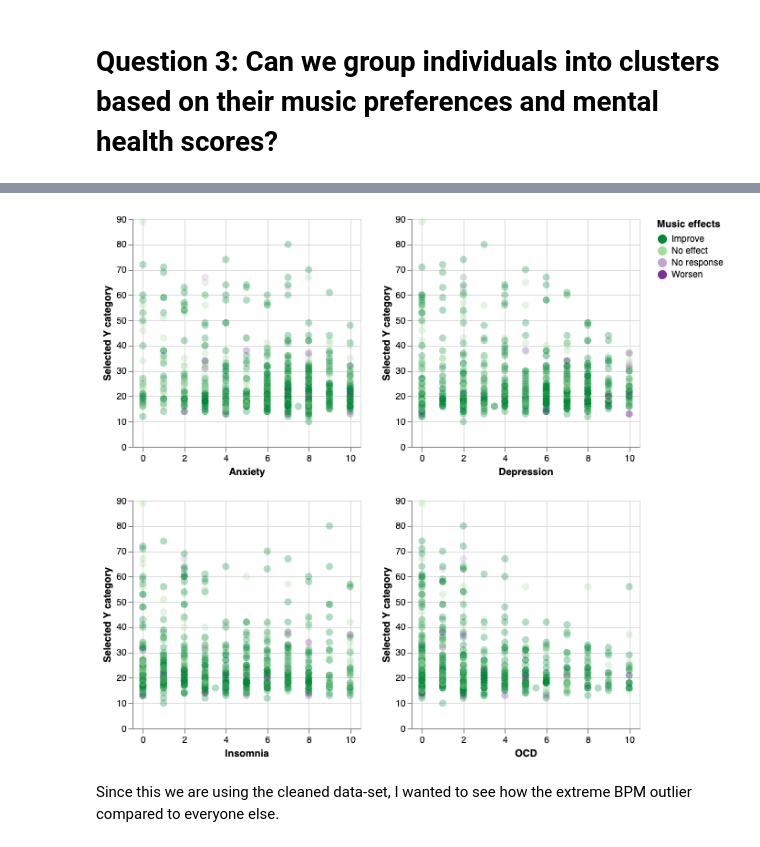
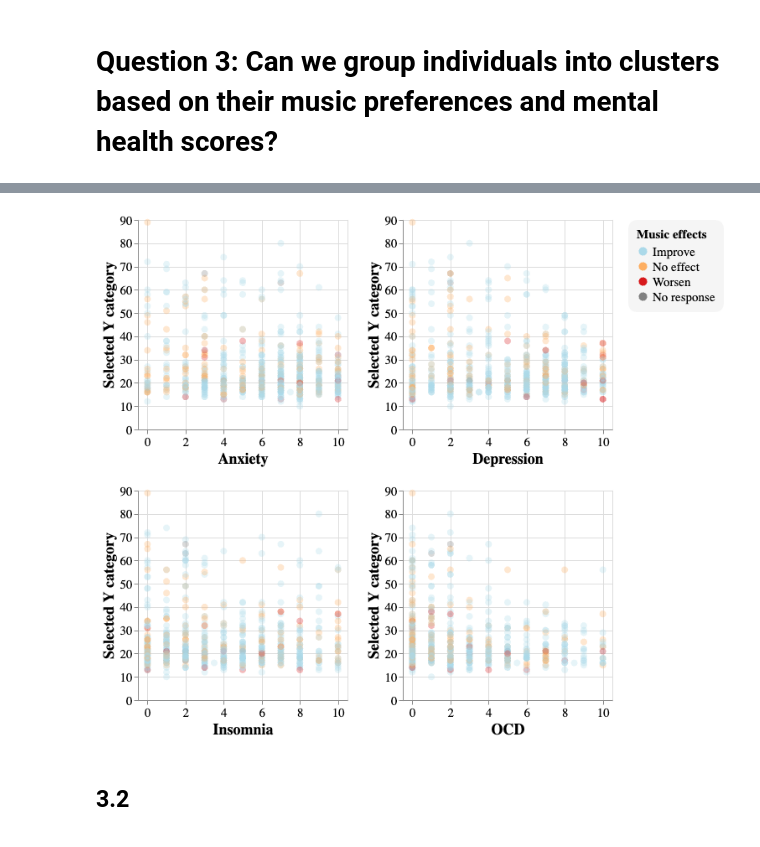
Before and after one commit to ubc-dsci320-2024w2/project-team_fabfour, a Jupyter notebook: ungraded/charts_Jessica.ipynb, the cells around one changed output, grey strips where cells are left out. Drawn from its saved outputs; the diff is of its cells as text; code cells hidden in the pictures.

Commit message:
Reformatting charts
 to be similar to allison's

```diff
--- a/ungraded/charts_Jessica.ipynb
+++ b/ungraded/charts_Jessica.ipynb
@@ -47,3 +49,11 @@ mxmh_scores = mxmh.melt(id_vars=["Timestamp", "Age", "Music effects"],
                      value_vars=["Anxiety", "Depression", "Insomnia", "OCD"],
                      var_name="Mental Health Condition",
                      value_name="Self-report Score")
+
+domain_list_ordered = ['Improve', 'No effect', 'Worsen', 'No response']
+
+mxmh_scores["Music effects"] = pd.Categorical(mxmh_scores["Music effects"],
+                                              categories=domain_list_ordered,
+                                              ordered=True)
+
+mxmh_scores
@@ -327,40 +281,48 @@ brush = alt.selection_interval()
 chart3e = alt.Chart(mxmh).mark_circle(opacity=0.75).encode(
     x=alt.X(scale=alt.Scale(domain=[-0.5, 10.5])),
     y=alt.Y('y:Q', title="Selected Y category"),
-    color=alt.when(brush).then(alt.Color("Music effects:N").scale(range=four_colors)).otherwise(alt.value("lightgray")),
+    color=alt.when(brush).then(alt.Color("Music effects:N", scale=color_scale)).otherwise(alt.value("lightgray")),
     tooltip=alt.Tooltip(['Age', 'Anxiety', 'Depression', 'Insomnia', 'OCD', "Music effects"]),
     size=alt.when(hover).then(alt.value(800)),
     opacity=alt.when(click).then(alt.value(1)).otherwise(alt.value(0.3)),
 ).properties(
     width=250,
     height=250
 ).transform_calculate(
     y=f'datum[{ycol_param.name}]',
 ).add_params(
     hover, brush, ycol_param, click
 )
 
 chart3e_anx = chart3e.encode(
     x=alt.X('Anxiety:Q', scale=alt.Scale(domain=[-0.5, 10.5])),
 )
 
 chart3e_dep = chart3e.encode(
     x=alt.X('Depression:Q', scale=alt.Scale(domain=[-0.5, 10.5]))
 )
 
 chart3e_ins = chart3e.encode(
     x=alt.X('Insomnia:Q', scale=alt.Scale(domain=[-0.5, 10.5]))
 )
 
 chart3e_ocd = chart3e.encode(
     x=alt.X('OCD:Q', scale=alt.Scale(domain=[-0.5, 10.5]))
 )
 
-chart3e_all = ((chart3e_anx | chart3e_dep) & (chart3e_ins | chart3e_ocd))
-chart3e_all.show()
+chart3_all = ((chart3e_anx | chart3e_dep) & (chart3e_ins | chart3e_ocd)).configure_legend(
+    **legend_configuration
+).configure_title(
+    **title_configuration
+).configure_axis(
+    **axis_configuration
+)
+
+
+chart3_all.show()
 
 # save(chart3e_all, "outputs/chart3ii.json")
 # %% [output]
-[figure, old version]
+[figure, new version]
-# %% [markdown]
-Since this we are using the cleaned data-set, I wanted to see how the extreme BPM outlier compared to everyone else.
+# %% [markdown]
+## 3.2
```
Also changed, not shown: parts of 21 cells of this notebook.
